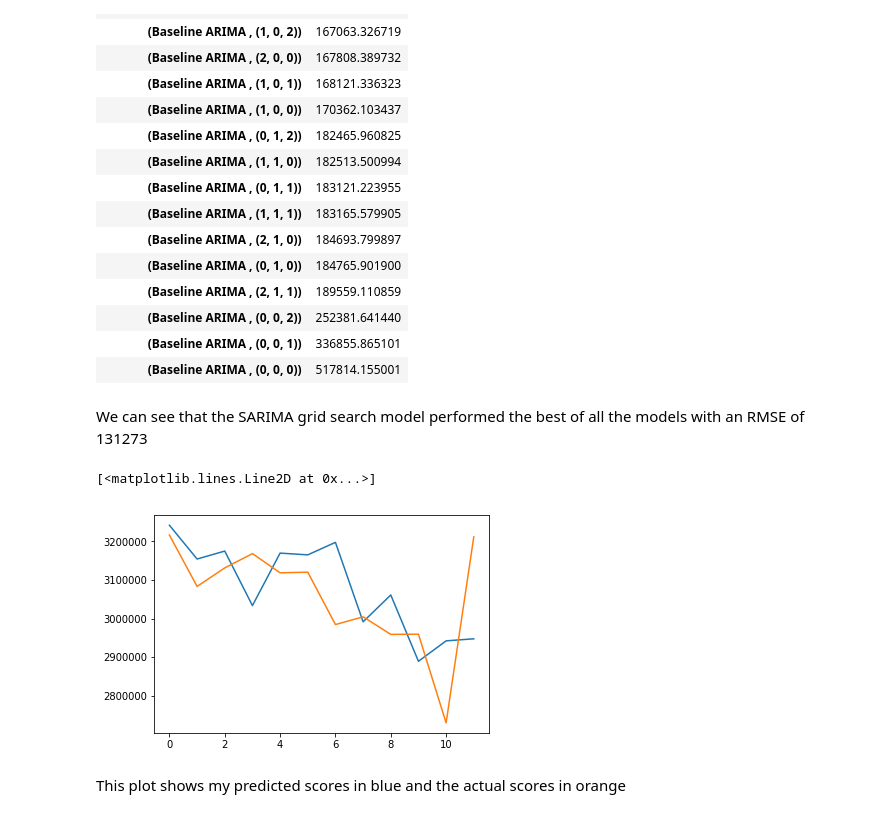
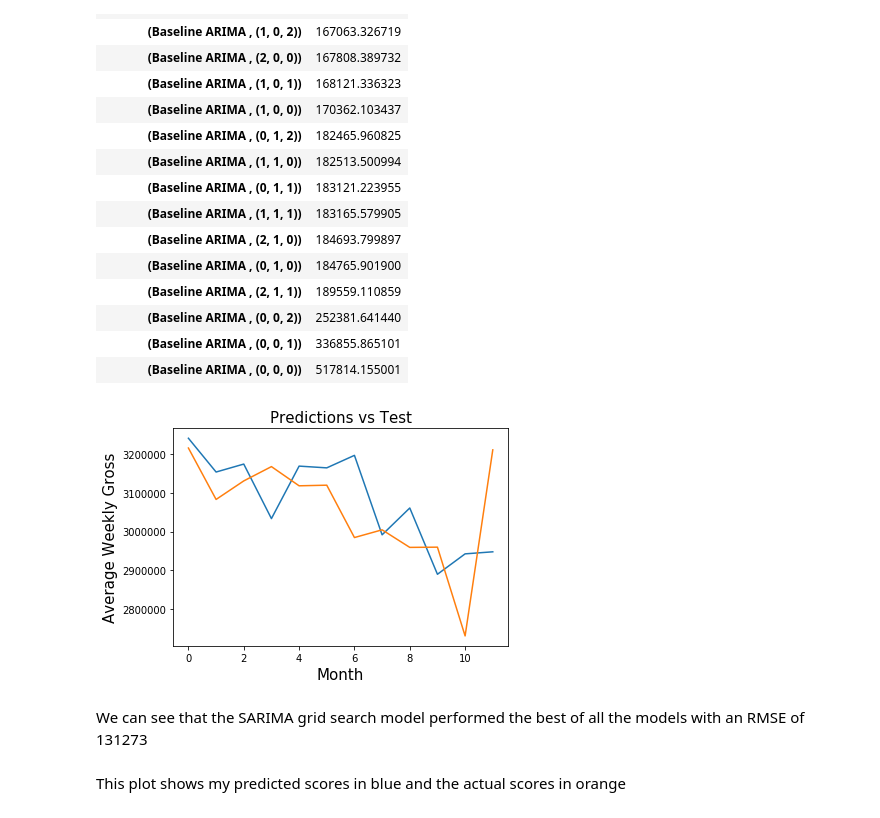
Before and after one commit to yjschein/Broadway_Show_Predictions, a Jupyter notebook: FinalNotebook.ipynb, the cells around one changed output. Saved outputs shown, nothing was run; the diff lists cells and outputs as text; code cells hidden in the pictures.

```diff
--- a/FinalNotebook.ipynb
+++ b/FinalNotebook.ipynb
@@ -433,14 +469,17 @@ s.sort_values(by = 'RMSE')
 | (Baseline ARIMA , (0, 0, 2)) | 252381.641440 |
 | (Baseline ARIMA , (0, 0, 1)) | 336855.865101 |
 | (Baseline ARIMA , (0, 0, 0)) | 517814.155001 |
+# %%
+plt.plot(range(12), predictions)
+plt.plot(range(12), test)
+plt.xlabel('Month', fontsize=15)
+plt.ylabel('Average Weekly Gross', fontsize=15)
+plt.title("Predictions vs Test", fontsize=15)
+plt.show()
+# %% [output]
+[figure, added]
 # %% [markdown]
 We can see that the SARIMA grid search model performed the best of all the models with an RMSE of 131273
-# %%
-plt.plot(range(12), predictions)
-plt.plot(range(12), test)
-# %% [output]
-[<matplotlib.lines.Line2D at 0x...>]
-[figure, removed]
 # %% [markdown]
 This plot shows my predicted scores in blue and the actual scores in orange
 # %% [markdown]
```
Also changed, not shown: parts of 10 cells of this notebook, 1 other file.
